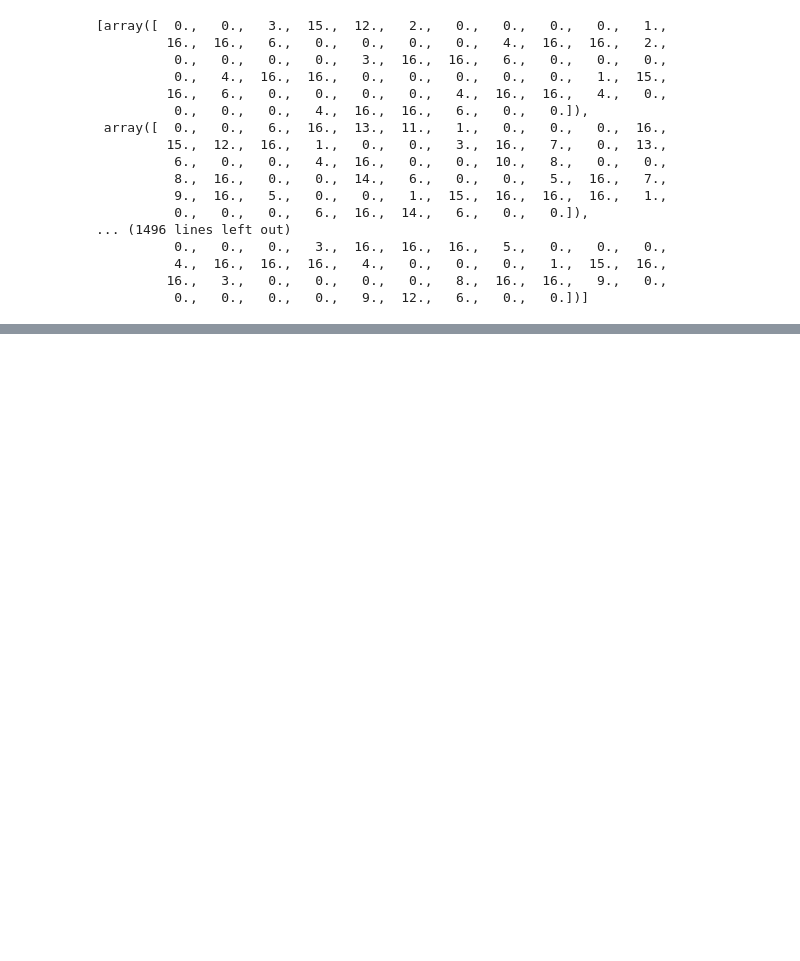
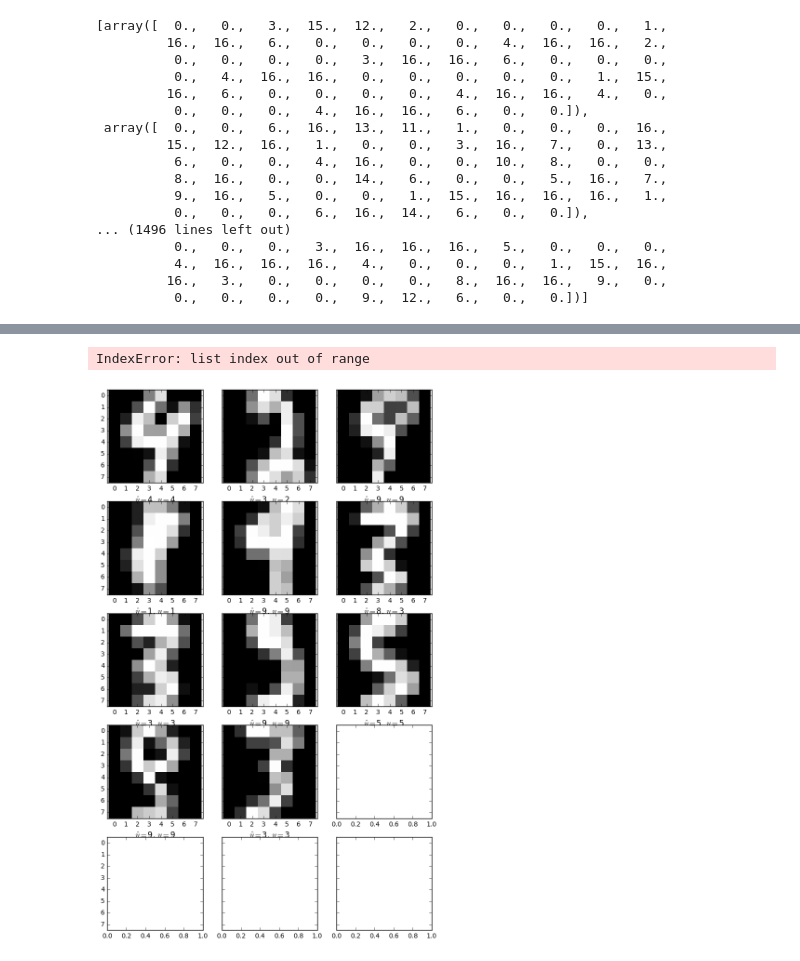
Before and after one commit to NeelMohapatra/MWLPractice, a Jupyter notebook: Hello World.ipynb, the cells around one changed output, grey strips where cells are left out. Drawn from its saved outputs; the diff is of its cells as text; code cells hidden in the pictures; blank space fills up the shorter version.

```diff
--- a/Hello World.ipynb
+++ b/Hello World.ipynb
@@ -51,0 +130,22 @@ X_train
+# %%
+#
+uncertain_indices = []
+prob = clf.predict_proba(X_test)
+for i in range(len(prob)):
+    # number of classes with > 0.45 confidence
+    contender_count = sum([1 if p > 0.45 else 0 for p in prob[i]])
+    if contender_count == 2:
+        uncertain_indices.append(i)
+f, ax = plt.subplots(5, 3, sharex=False, sharey=True)
+f.set_size_inches(9, 15)
+predictions = clf.predict(X_test)
+for i in range(5):
+    for j in range(3):
+        ax[i, j].set_xlabel(r"$\^y = $"+str(predictions[uncertain_indices[3*i + j]])
+                        + r", $y = $"+str(y_test[uncertain_indices[3*i+j]]), size='large')
+        ax[i, j].imshow(X_test[uncertain_indices[3*i + j]].reshape(8, 8),
+                        cmap='gray', interpolation='none')
+f.tight_layout()
+# %% [output]
+IndexError: list index out of range
+[figure, added]
```
Also changed, not shown: parts of 6 cells of this notebook, 1 other file.
